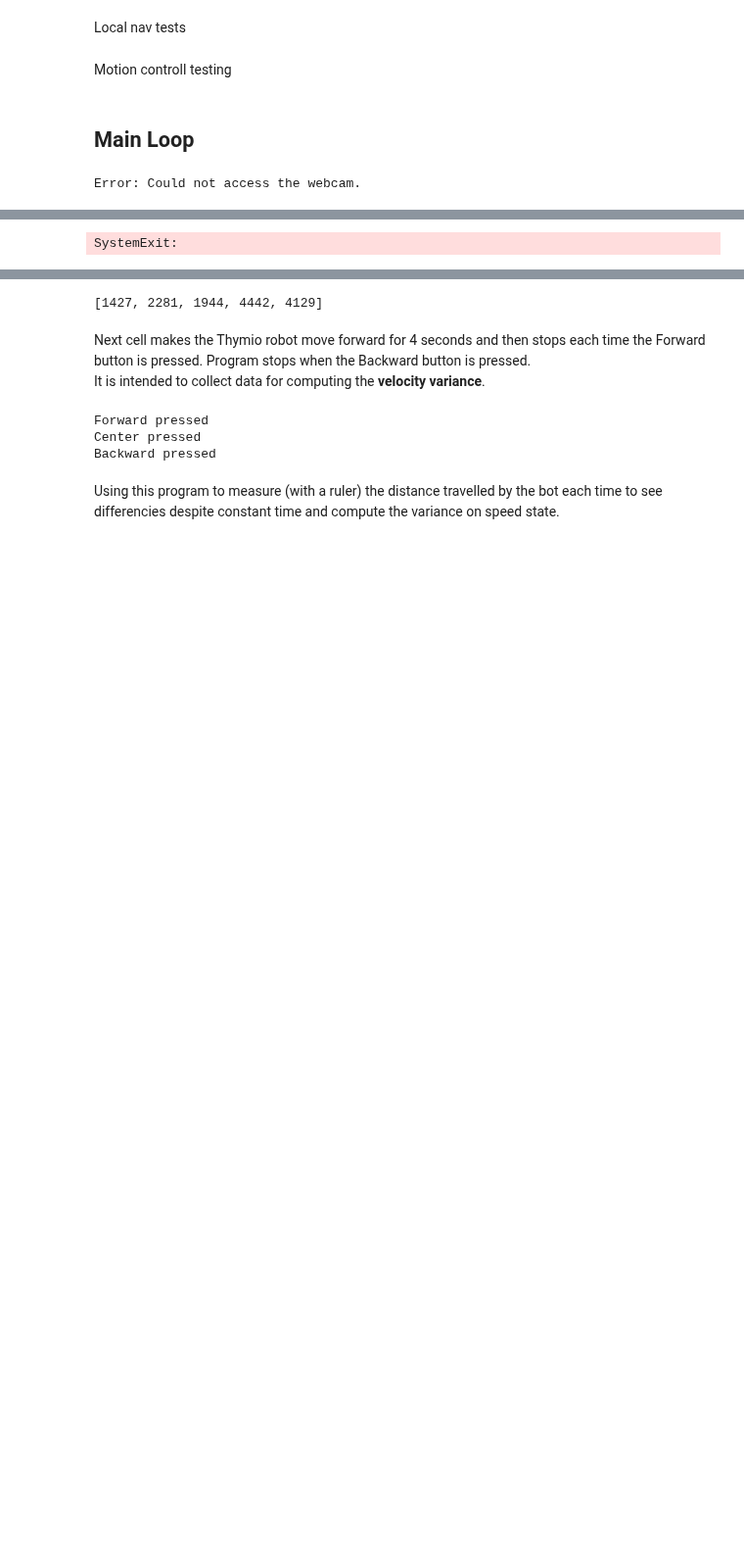
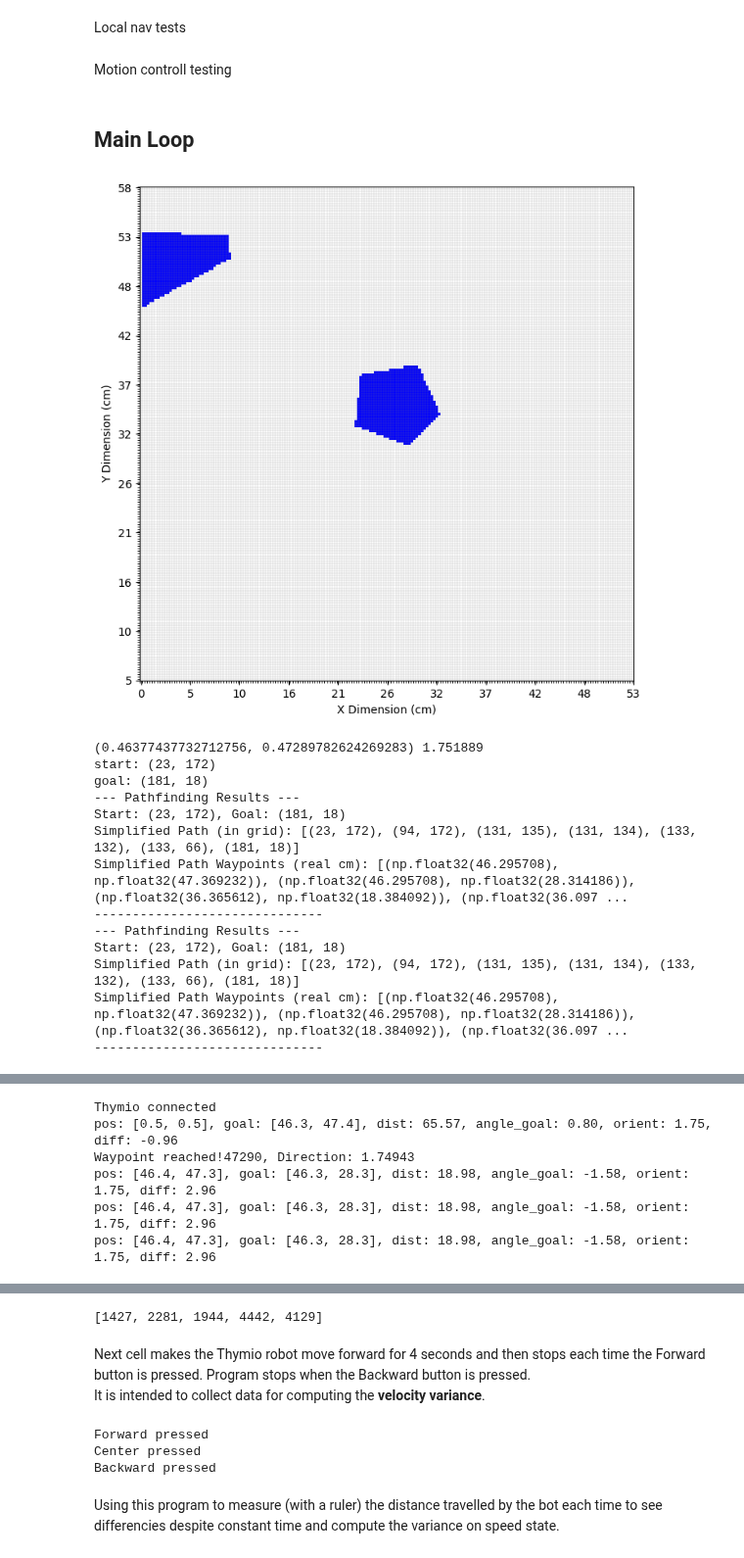
Before and after one commit to ChelseaDavidson-EPFL/MobileRoboticsProject, a Jupyter notebook: Group_42_report.ipynb, the cells around one changed output, grey strips where cells are left out. Shown at 98% size. Saved outputs shown, nothing was run; the diff lists cells and outputs as text; code cells hidden in the pictures; blank space fills up the shorter version.

Commit message:
Fix bugs in global nav.

```diff
--- a/Group_42_report.ipynb
+++ b/Group_42_report.ipynb
@@ -116,9 +97,10 @@ if start_pos:
 # Get the grid from vision
 grid = visionInstance.grid
 
-# Find path to goal (mode = "a_star" or "dijkstra")
-mode = "djikstra"
-path, expanded_grid = global_nav.find_path(mode, grid, start_cell, goal_cell)
+# Find path to goal (mode = "a_star" or "djikstra")
+# 0 for djikstra, 1 for a*
+path_find_mode = 0
+path, expanded_grid = global_nav.find_path(path_find_mode, grid, start_cell, goal_cell)
 
 
 # Initialisation of the thymio and connexion
@@ -133,7 +115,8 @@ gl_nav_change_cntr = 0
 while(True):
     thymio.update_ir()
     # print(thymio.ir_sensors)
-    is_object = local_nav.is_object(thymio)
+    # is_object = local_nav.is_object(thymio
+    is_object = False
     nav_mode_change = False
 
     if(not is_object and thymio.nav_mode=="LOCAL"):
@@ -151,14 +134,14 @@ while(True):
         local_nav.avoid_obstacle(thymio, grid=grid, path=path)
 
     if(thymio.nav_mode=="GLOBAL"):
-        next_wp = real_waypts[0]
+        next_wp = path[0]
         # next_wp = [35.0, 35.0]  # Copy to avoid modifying the original
         # print(f"thymio pos: {thymio.pos}, next wp: {next_wp}", end="\r")
         wp_reached = motion_controll.follow_path(thymio, next_wp)
         if(wp_reached):
             print("Waypoint reached!")
-            real_waypts.pop(0)  # Supprime le waypoint atteint
-            if len(real_waypts) == 0:  # Si plus de waypoints
+            path.pop(0)  # Supprime le waypoint atteint
+            if len(path) == 0:  # Si plus de waypoints
                 print("Destination atteinte!")
                 thymio.stop()
                 break  # Sortir de la boucle
@@ -177,31 +160,44 @@ while(True):
     result = visionInstance.getRobotPoseAndVisualise(frame, vis)
 
     # Check if detection failed (returns (None, None))
     if result[0] is None:
         for try_get_thymio in range(5):
             ret, frame = visionInstance.cap.read()
             if not ret:
                 print("Camera failed to capture the frame.")
                 break
             vis = frame.copy() # Copying frame so we can display shapes on top without affecting detection
             visionInstance.visualiseArena(vis, visionInstance.arena_corners_pixels)
             result = visionInstance.getRobotPoseAndVisualise(frame, vis)
             if result[0] is not None:
                 break
 
     if result[0] is None:
         thymio.stop()
         print("Robot detection failed after multiple attempts.")
         break
 
     [X_robot, Y_robot], robot_heading_angle = result
 
     print(f"X: {X_robot:.5f}, Y: {Y_robot:.5f}, Direction: {robot_heading_angle:.5f}", end="\r")
 
     thymio.pos = [X_robot*100, Y_robot*100]  # Convert to cm
     thymio.orient = robot_heading_angle
 
 
     # filtering.filter_pos(thymio, pos_on_img, orient_on_img)
 # %% [output]
+[figure, added]
-Error: Could not access the webcam.
+(0.46377437732712756, 0.47289782624269283) 1.751889
+start: (23, 172)
+goal: (181, 18)
+--- Pathfinding Results ---
+Start: (23, 172), Goal: (181, 18)
+Simplified Path (in grid): [(23, 172), (94, 172), (131, 135), (131, 134), (133, 132), (133, 66), (181, 18)]
+Simplified Path Waypoints (real cm): [(np.float32(46.295708), np.float32(47.369232)), (np.float32(46.295708), np.float32(28.314186)), (np.float32(36.365612), np.float32(18.384092)), (np.float32(36.097 ...
+------------------------------
+--- Pathfinding Results ---
+Start: (23, 172), Goal: (181, 18)
+Simplified Path (in grid): [(23, 172), (94, 172), (131, 135), (131, 134), (133, 132), (133, 66), (181, 18)]
+Simplified Path Waypoints (real cm): [(np.float32(46.295708), np.float32(47.369232)), (np.float32(46.295708), np.float32(28.314186)), (np.float32(36.365612), np.float32(18.384092)), (np.float32(36.097 ...
+------------------------------
@@ -208 +205,6 @@ Error: Could not access the webcam.
-SystemExit:
+Thymio connected
+pos: [0.5, 0.5], goal: [46.3, 47.4], dist: 65.57, angle_goal: 0.80, orient: 1.75, diff: -0.96
+Waypoint reached!47290, Direction: 1.74943
+pos: [46.4, 47.3], goal: [46.3, 28.3], dist: 18.98, angle_goal: -1.58, orient: 1.75, diff: 2.96
+pos: [46.4, 47.3], goal: [46.3, 28.3], dist: 18.98, angle_goal: -1.58, orient: 1.75, diff: 2.96
+pos: [46.4, 47.3], goal: [46.3, 28.3], dist: 18.98, angle_goal: -1.58, orient: 1.75, diff: 2.96
```
Also changed, not shown: parts of 2 cells of this notebook, 3 other files.
